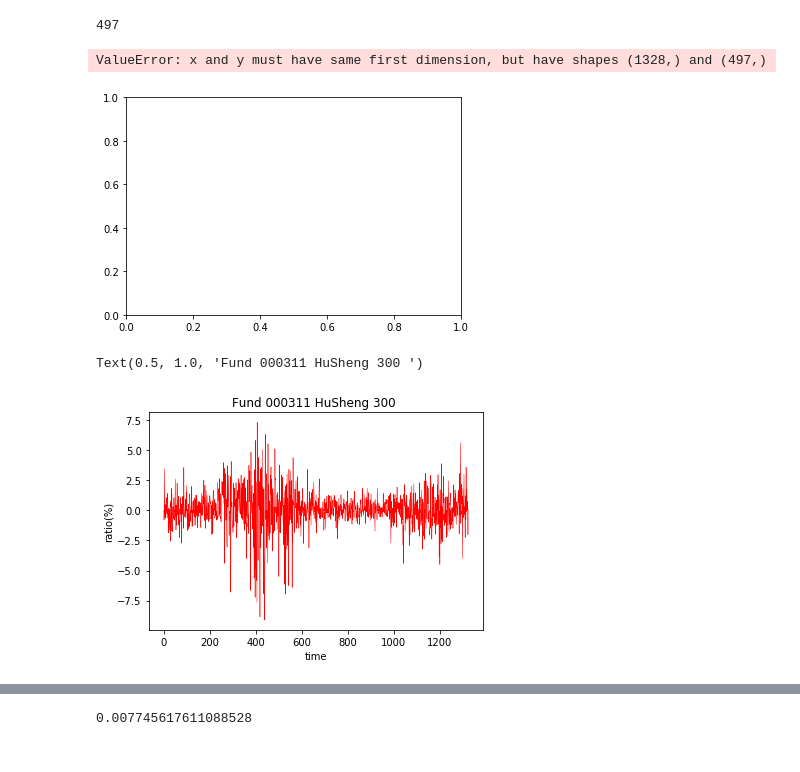
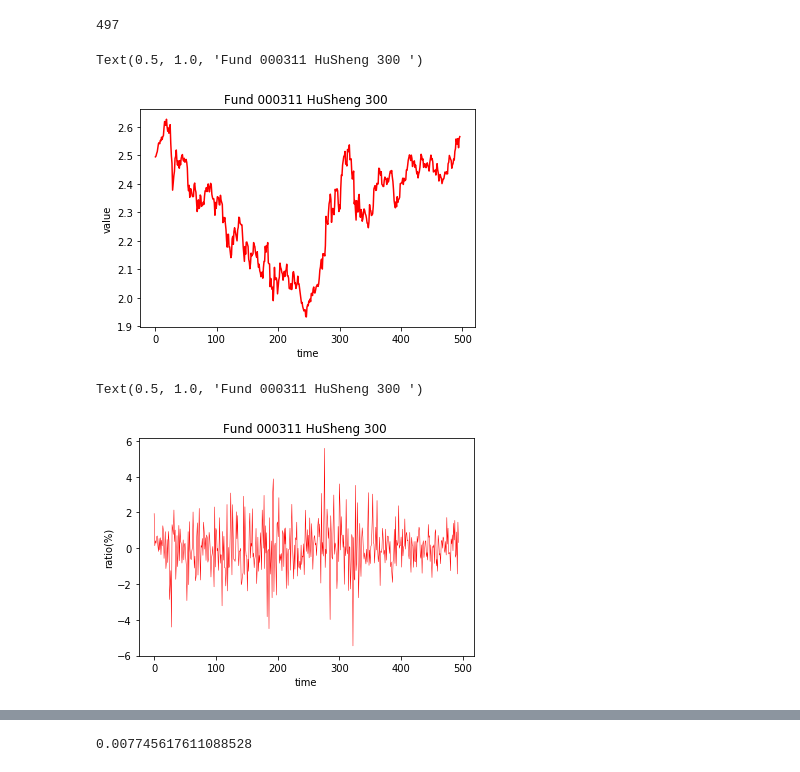
Before and after one commit to JasonVictor17/Stock-market-analysis, a Jupyter notebook: 8000基金.ipynb, the cells around one changed output, grey strips where cells are left out. Cells and saved outputs as stored; diff of their text form; code cells hidden in the pictures.

Commit message:
Add graphs

```diff
--- a/8000基金.ipynb
+++ b/8000基金.ipynb
@@ -59,29 +59,29 @@ fund_000311.columns=['代码','名字','时间','单位净值','累计净值','
 # %%
 ##画出走势图(累计净值)，共1328个交易日，累计净值=单位净值+累计分红
 cum_price=fund_000311[['累计净值']]
 cum_price=np.array(cum_price)
 cum_price=cum_price.tolist()
 cum_value=list()
-t = np.arange(0.0, 1328.0, 1)
+t = np.arange(0.0, 497.0, 1)
 for each in reversed(cum_price):##倒序 从头开始
  cum_price=float(*each)
  cum_value.append(cum_price)
 plt.plot(t,cum_value,'r-')
 plt.ylabel('value')
 plt.xlabel('time')
 plt.title('Fund 000311 HuSheng 300 ')
 # %% [output]
-ValueError: x and y must have same first dimension, but have shapes (1328,) and (497,)
+Text(0.5, 1.0, 'Fund 000311 HuSheng 300 ')
-[figure, old version]
+[figure, new version]
 # %%
 ##涨跌情况
-percent=fund_000311[['日增长率']]
+percent=fund_000311[['涨跌幅']]
 percent=np.array(percent)
 percent=percent.tolist()
 while [''] in percent:
  percent.remove([''])#去除三个空白值
 percent_val=[]
-t = np.arange(0.0, 1324.0, 1)
+t = np.arange(0.0, 494.0, 1)
 i=1
 for each in reversed(percent):##倒序 从头开始
    each=float(str(*each).strip('%'))
@@ -91,7 +91,7 @@ plt.plot(t,percent_val,'r-',linewidth=0.5)
 plt.ylabel('ratio(%)')
 plt.xlabel('time')
 plt.title('Fund 000311 HuSheng 300 ')
-##可以看到在第二百到第六百个交易日波动率明显变大，600到1000明显波动率小。
+##可以看到在第二百到第三百个交易日波动率明显变大，400到500明显波动率小。
 # %% [output]
 Text(0.5, 1.0, 'Fund 000311 HuSheng 300 ')
-[figure, old version]
+[figure, new version]
```
Also changed, not shown: parts of 1 cell of this notebook.
